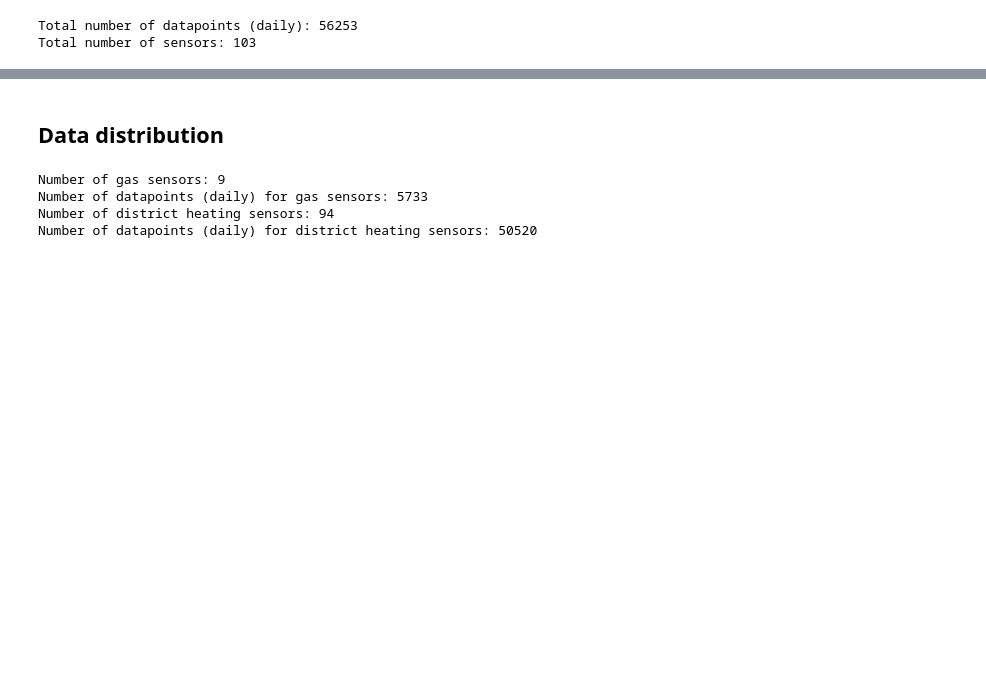
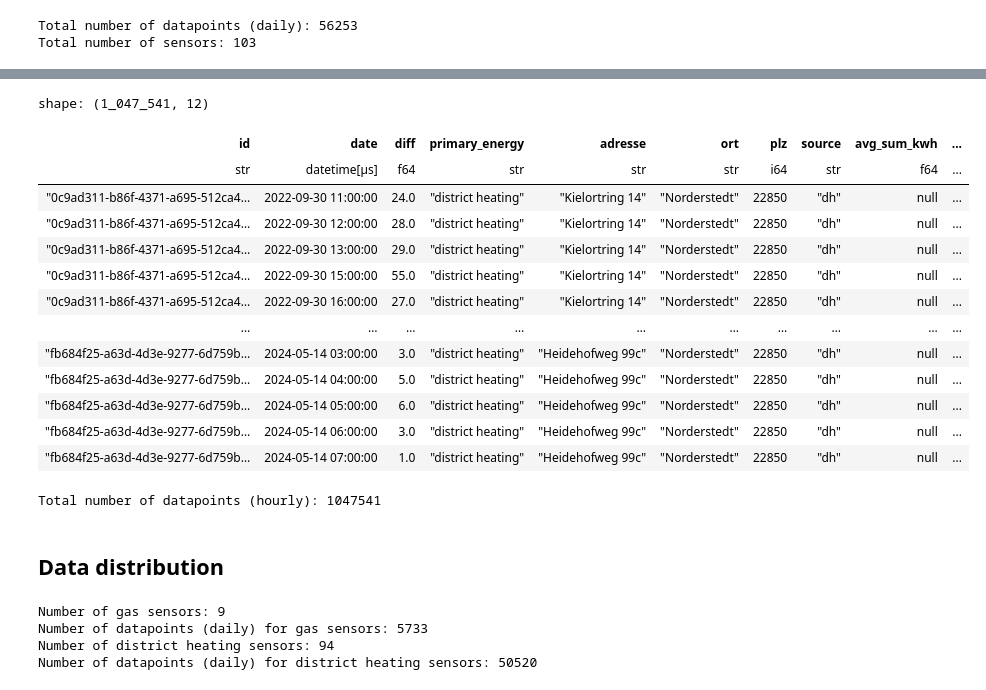
Before and after one commit to marja-w/energy-forecast-benchmark, a Jupyter notebook: notebooks/1.0-mw-data-exploration-dh-kinergy.ipynb, the cells around one changed output, grey strips where cells are left out. Cells and saved outputs as stored; diff of their text form; code cells hidden in the pictures; blank space fills up the shorter version.

```diff
--- a/notebooks/1.0-mw-data-exploration-dh-kinergy.ipynb
+++ b/notebooks/1.0-mw-data-exploration-dh-kinergy.ipynb
@@ -88,3 +91,10 @@ print(f"Total number of sensors: {len(df_daily.group_by(pl.col('id')).agg())}")
 # %% [output]
 Total number of datapoints (daily): 56253
 Total number of sensors: 103
+# %%
+df_dh_hourly = pl.read_csv(dh_hourly)
+df_dh_hourly = df_dh_hourly.with_columns((pl.col("date").str.to_date().dt.combine(pl.time(pl.col("hour")))),
+                                         pl.lit("dh").alias("source"),
+                                         pl.concat_str([pl.col("eco_u_id"), pl.col("data_provider_id")]).alias("id")
+                                         ).select(col_list)
+df_dh_hourly
@@ -91,3 +140,25 @@ Total number of sensors: 103
+# %%
+df_hourly = pl.concat([df_dh_hourly, df_kinergy_hourly], how="diagonal")
+df_hourly.sort(by=["id", "date"])
+# %% [output]
+shape: (1_047_541, 12)
+| id | date | diff | primary_energy | adresse | ort | plz | source | avg_sum_kwh | ... |
+| str | datetime[μs] | f64 | str | str | str | i64 | str | f64 | ... |
+| "0c9ad311-b86f-4371-a695-512ca4… | 2022-09-30 11:00:00 | 24.0 | "district heating" | "Kielortring 14" | "Norderstedt" | 22850 | "dh" | null | ... |
+| "0c9ad311-b86f-4371-a695-512ca4… | 2022-09-30 12:00:00 | 28.0 | "district heating" | "Kielortring 14" | "Norderstedt" | 22850 | "dh" | null | ... |
+| "0c9ad311-b86f-4371-a695-512ca4… | 2022-09-30 13:00:00 | 29.0 | "district heating" | "Kielortring 14" | "Norderstedt" | 22850 | "dh" | null | ... |
+| "0c9ad311-b86f-4371-a695-512ca4… | 2022-09-30 15:00:00 | 55.0 | "district heating" | "Kielortring 14" | "Norderstedt" | 22850 | "dh" | null | ... |
+| "0c9ad311-b86f-4371-a695-512ca4… | 2022-09-30 16:00:00 | 27.0 | "district heating" | "Kielortring 14" | "Norderstedt" | 22850 | "dh" | null | ... |
+| … | … | … | … | … | … | … | … | … | ... |
+| "fb684f25-a63d-4d3e-9277-6d759b… | 2024-05-14 03:00:00 | 3.0 | "district heating" | "Heidehofweg 99c" | "Norderstedt" | 22850 | "dh" | null | ... |
+| "fb684f25-a63d-4d3e-9277-6d759b… | 2024-05-14 04:00:00 | 5.0 | "district heating" | "Heidehofweg 99c" | "Norderstedt" | 22850 | "dh" | null | ... |
+| "fb684f25-a63d-4d3e-9277-6d759b… | 2024-05-14 05:00:00 | 6.0 | "district heating" | "Heidehofweg 99c" | "Norderstedt" | 22850 | "dh" | null | ... |
+| "fb684f25-a63d-4d3e-9277-6d759b… | 2024-05-14 06:00:00 | 3.0 | "district heating" | "Heidehofweg 99c" | "Norderstedt" | 22850 | "dh" | null | ... |
+| "fb684f25-a63d-4d3e-9277-6d759b… | 2024-05-14 07:00:00 | 1.0 | "district heating" | "Heidehofweg 99c" | "Norderstedt" | 22850 | "dh" | null | ... |
+# %%
+print(f"Total number of datapoints (hourly): {len(df_hourly)}")
+# %% [output]
+Total number of datapoints (hourly): 1047541
 # %% [markdown]
 ## Data distribution
 # %%
```
Also changed, not shown: parts of 29 cells of this notebook.
